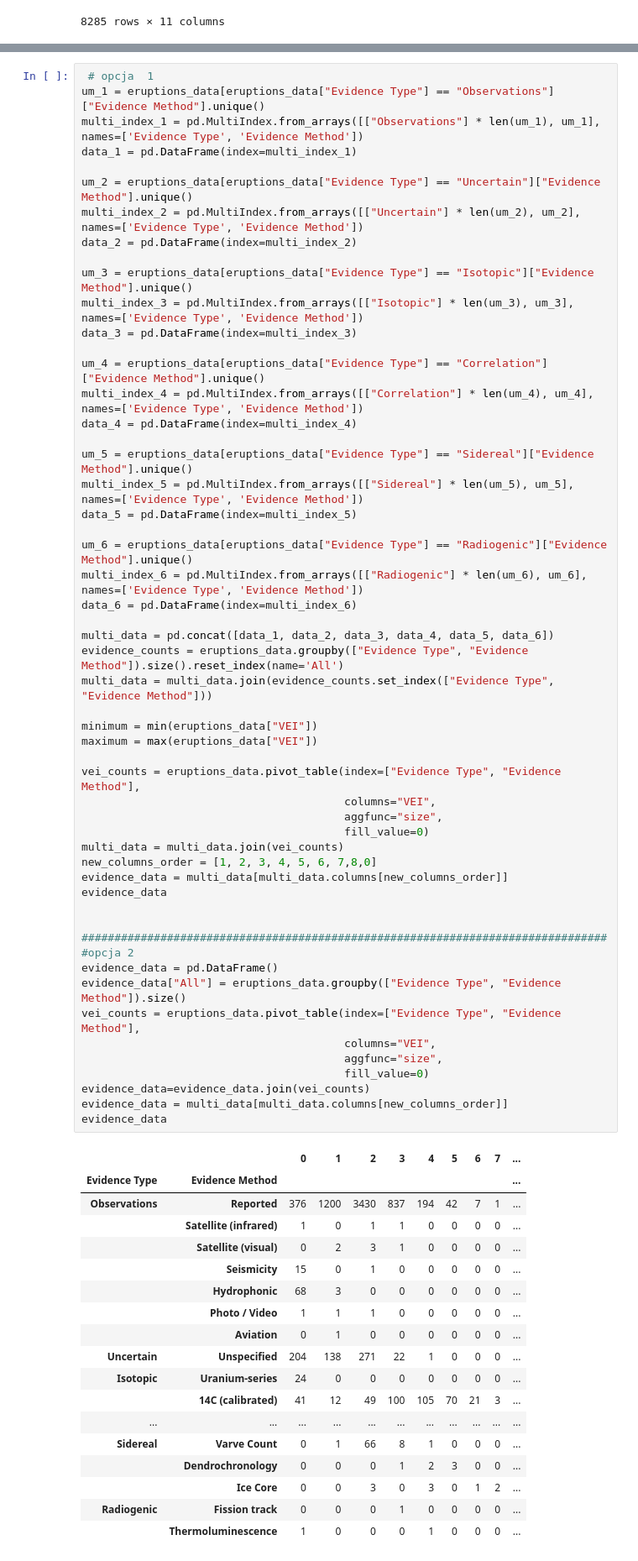
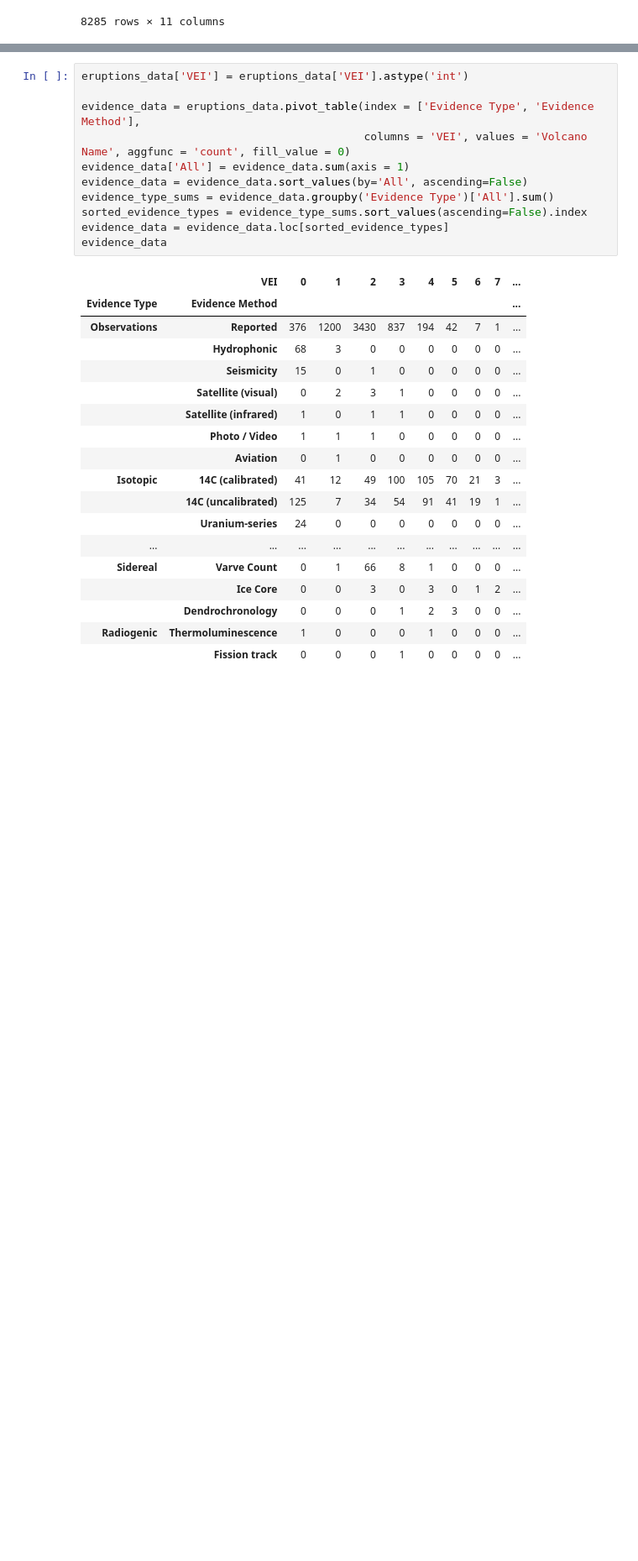
Before and after one commit to zuzannabrauer/dataAnalysisPython, a Jupyter notebook: ZZ01_CZ03.ipynb, the cells around one changed output, grey strips where cells are left out. Shown at 84% size. Cells and saved outputs as stored; diff of their text form; blank space fills up the shorter version.

```diff
--- a/ZZ01_CZ03.ipynb
+++ b/ZZ01_CZ03.ipynb
@@ -237,78 +209,35 @@ Tablica powinna zawierać następujące elementy:
 
 Wyświetl przygotowane tablicę w taki sposób, aby zawarte w tablicy liczby (w tym wartości VEI w nagłówkach kolumn) wyświetlały się bez miejsc po przecinku.
 # %%
- # opcja  1
-um_1 = eruptions_data[eruptions_data["Evidence Type"] == "Observations"]["Evidence Method"].unique()
-multi_index_1 = pd.MultiIndex.from_arrays([["Observations"] * len(um_1), um_1], names=['Evidence Type', 'Evidence Method'])
-data_1 = pd.DataFrame(index=multi_index_1)
+eruptions_data['VEI'] = eruptions_data['VEI'].astype('int')
 
-um_2 = eruptions_data[eruptions_data["Evidence Type"] == "Uncertain"]["Evidence Method"].unique()
-multi_index_2 = pd.MultiIndex.from_arrays([["Uncertain"] * len(um_2), um_2], names=['Evidence Type', 'Evidence Method'])
-data_2 = pd.DataFrame(index=multi_index_2)
-
-um_3 = eruptions_data[eruptions_data["Evidence Type"] == "Isotopic"]["Evidence Method"].unique()
-multi_index_3 = pd.MultiIndex.from_arrays([["Isotopic"] * len(um_3), um_3], names=['Evidence Type', 'Evidence Method'])
-data_3 = pd.DataFrame(index=multi_index_3)
-
-um_4 = eruptions_data[eruptions_data["Evidence Type"] == "Correlation"]["Evidence Method"].unique()
-multi_index_4 = pd.MultiIndex.from_arrays([["Correlation"] * len(um_4), um_4], names=['Evidence Type', 'Evidence Method'])
-data_4 = pd.DataFrame(index=multi_index_4)
-
-um_5 = eruptions_data[eruptions_data["Evidence Type"] == "Sidereal"]["Evidence Method"].unique()
-multi_index_5 = pd.MultiIndex.from_arrays([["Sidereal"] * len(um_5), um_5], names=['Evidence Type', 'Evidence Method'])
-data_5 = pd.DataFrame(index=multi_index_5)
-
-um_6 = eruptions_data[eruptions_data["Evidence Type"] == "Radiogenic"]["Evidence Method"].unique()
-multi_index_6 = pd.MultiIndex.from_arrays([["Radiogenic"] * len(um_6), um_6], names=['Evidence Type', 'Evidence Method'])
-data_6 = pd.DataFrame(index=multi_index_6)
-
-multi_data = pd.concat([data_1, data_2, data_3, data_4, data_5, data_6])
-evidence_counts = eruptions_data.groupby(["Evidence Type", "Evidence Method"]).size().reset_index(name='All')
-multi_data = multi_data.join(evidence_counts.set_index(["Evidence Type", "Evidence Method"]))
-
-minimum = min(eruptions_data["VEI"])
-maximum = max(eruptions_data["VEI"])
-
-vei_counts = eruptions_data.pivot_table(index=["Evidence Type", "Evidence Method"],
-                                        columns="VEI",
-                                        aggfunc="size",
-                                        fill_value=0)
-multi_data = multi_data.join(vei_counts)
-new_columns_order = [1, 2, 3, 4, 5, 6, 7,8,0]
-evidence_data = multi_data[multi_data.columns[new_columns_order]]
+evidence_data = eruptions_data.pivot_table(index = ['Evidence Type', 'Evidence Method'],
+                                           columns = 'VEI', values = 'Volcano Name', aggfunc = 'count', fill_value = 0)
+evidence_data['All'] = evidence_data.sum(axis = 1)
+evidence_data = evidence_data.sort_values(by='All', ascending=False)
+evidence_type_sums = evidence_data.groupby('Evidence Type')['All'].sum()
+sorted_evidence_types = evidence_type_sums.sort_values(ascending=False).index
+evidence_data = evidence_data.loc[sorted_evidence_types]
 evidence_data
-
-
-################################################################################
-#opcja 2
-evidence_data = pd.DataFrame()
-evidence_data["All"] = eruptions_data.groupby(["Evidence Type", "Evidence Method"]).size()
-vei_counts = eruptions_data.pivot_table(index=["Evidence Type", "Evidence Method"],
-                                        columns="VEI",
-                                        aggfunc="size",
-                                        fill_value=0)
-evidence_data=evidence_data.join(vei_counts)
-evidence_data = multi_data[multi_data.columns[new_columns_order]]
-evidence_data
 # %% [output]
-|  |  | 0 | 1 | 2 | 3 | 4 | 5 | 6 | 7 | ... |
+|  | VEI | 0 | 1 | 2 | 3 | 4 | 5 | 6 | 7 | ... |
 | Evidence Type | Evidence Method |  |  |  |  |  |  |  |  | ... |
 | Observations | Reported | 376 | 1200 | 3430 | 837 | 194 | 42 | 7 | 1 | ... |
+|  | Hydrophonic | 68 | 3 | 0 | 0 | 0 | 0 | 0 | 0 | ... |
+|  | Seismicity | 15 | 0 | 1 | 0 | 0 | 0 | 0 | 0 | ... |
+|  | Satellite (visual) | 0 | 2 | 3 | 1 | 0 | 0 | 0 | 0 | ... |
 |  | Satellite (infrared) | 1 | 0 | 1 | 1 | 0 | 0 | 0 | 0 | ... |
-|  | Satellite (visual) | 0 | 2 | 3 | 1 | 0 | 0 | 0 | 0 | ... |
-|  | Seismicity | 15 | 0 | 1 | 0 | 0 | 0 | 0 | 0 | ... |
-|  | Hydrophonic | 68 | 3 | 0 | 0 | 0 | 0 | 0 | 0 | ... |
 |  | Photo / Video | 1 | 1 | 1 | 0 | 0 | 0 | 0 | 0 | ... |
 |  | Aviation | 0 | 1 | 0 | 0 | 0 | 0 | 0 | 0 | ... |
-| Uncertain | Unspecified | 204 | 138 | 271 | 22 | 1 | 0 | 0 | 0 | ... |
-| Isotopic | Uranium-series | 24 | 0 | 0 | 0 | 0 | 0 | 0 | 0 | ... |
-|  | 14C (calibrated) | 41 | 12 | 49 | 100 | 105 | 70 | 21 | 3 | ... |
+| Isotopic | 14C (calibrated) | 41 | 12 | 49 | 100 | 105 | 70 | 21 | 3 | ... |
+|  | 14C (uncalibrated) | 125 | 7 | 34 | 54 | 91 | 41 | 19 | 1 | ... |
+|  | Uranium-series | 24 | 0 | 0 | 0 | 0 | 0 | 0 | 0 | ... |
 | ... | ... | ... | ... | ... | ... | ... | ... | ... | ... | ... |
 | Sidereal | Varve Count | 0 | 1 | 66 | 8 | 1 | 0 | 0 | 0 | ... |
+|  | Ice Core | 0 | 0 | 3 | 0 | 3 | 0 | 1 | 2 | ... |
 |  | Dendrochronology | 0 | 0 | 0 | 1 | 2 | 3 | 0 | 0 | ... |
-|  | Ice Core | 0 | 0 | 3 | 0 | 3 | 0 | 1 | 2 | ... |
-| Radiogenic | Fission track | 0 | 0 | 0 | 1 | 0 | 0 | 0 | 0 | ... |
-|  | Thermoluminescence | 1 | 0 | 0 | 0 | 1 | 0 | 0 | 0 | ... |
+| Radiogenic | Thermoluminescence | 1 | 0 | 0 | 0 | 1 | 0 | 0 | 0 | ... |
+|  | Fission track | 0 | 0 | 0 | 1 | 0 | 0 | 0 | 0 | ... |
 # %%
 # Test 1 Kształt tablicy
 assert evidence_data.shape == (22, 9)
```
Also changed, not shown: parts of 4 cells of this notebook.
